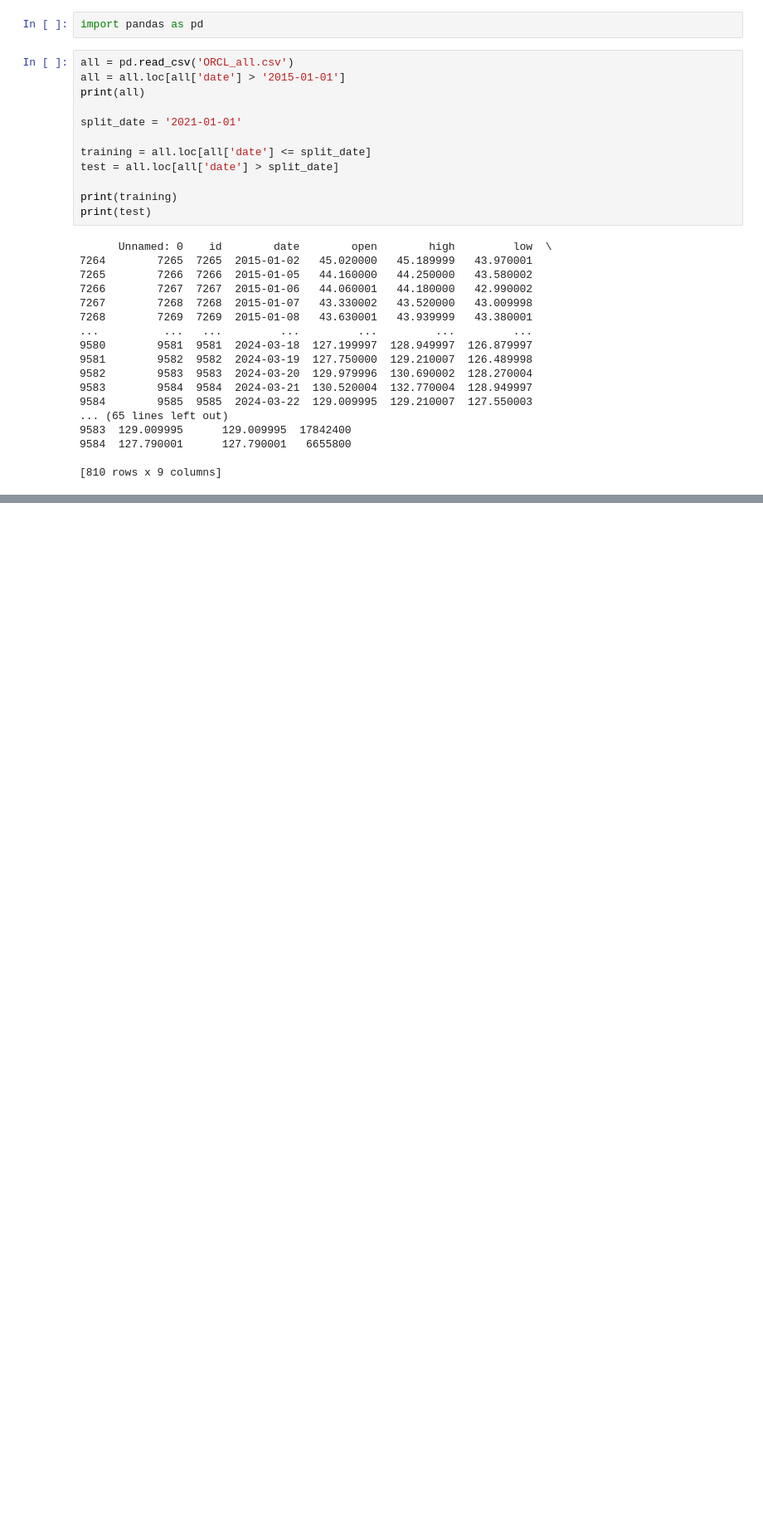
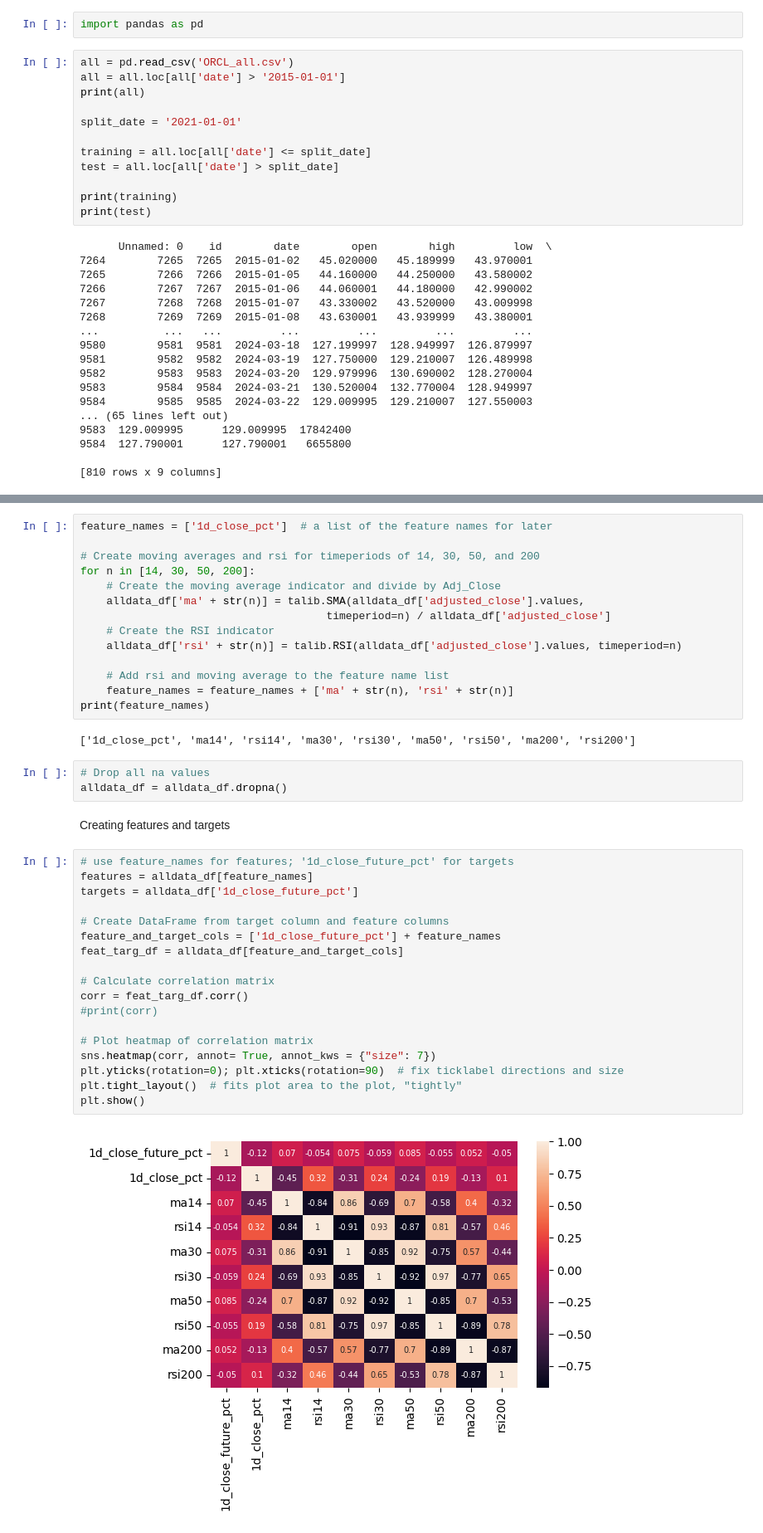
Before and after one commit to tomas-vl/aml-akcie, a Jupyter notebook: aml.ipynb, the cells around one changed output, grey strips where cells are left out. Shown at 83% size. Cells and saved outputs as stored; diff of their text form; blank space fills up the shorter version.

```diff
--- a/aml.ipynb
+++ b/aml.ipynb
@@ -49,0 +111,41 @@ print(test)
+# %%
+feature_names = ['1d_close_pct']  # a list of the feature names for later
+
+# Create moving averages and rsi for timeperiods of 14, 30, 50, and 200
+for n in [14, 30, 50, 200]:
+    # Create the moving average indicator and divide by Adj_Close
+    alldata_df['ma' + str(n)] = talib.SMA(alldata_df['adjusted_close'].values,
+                                      timeperiod=n) / alldata_df['adjusted_close']
+    # Create the RSI indicator
+    alldata_df['rsi' + str(n)] = talib.RSI(alldata_df['adjusted_close'].values, timeperiod=n)
+
+    # Add rsi and moving average to the feature name list
+    feature_names = feature_names + ['ma' + str(n), 'rsi' + str(n)]
+print(feature_names)
+# %% [output]
+['1d_close_pct', 'ma14', 'rsi14', 'ma30', 'rsi30', 'ma50', 'rsi50', 'ma200', 'rsi200']
+# %%
+# Drop all na values
+alldata_df = alldata_df.dropna()
+# %% [markdown]
+Creating features and targets
+# %%
+# use feature_names for features; '1d_close_future_pct' for targets
+features = alldata_df[feature_names]
+targets = alldata_df['1d_close_future_pct']
+
+# Create DataFrame from target column and feature columns
+feature_and_target_cols = ['1d_close_future_pct'] + feature_names
+feat_targ_df = alldata_df[feature_and_target_cols]
+
+# Calculate correlation matrix
+corr = feat_targ_df.corr()
+#print(corr)
+
+# Plot heatmap of correlation matrix
+sns.heatmap(corr, annot= True, annot_kws = {"size": 7})
+plt.yticks(rotation=0); plt.xticks(rotation=90)  # fix ticklabel directions and size
+plt.tight_layout()  # fits plot area to the plot, "tightly"
+plt.show()
+# %% [output]
+[figure, added]
```
Also changed, not shown: parts of 18 cells of this notebook.
